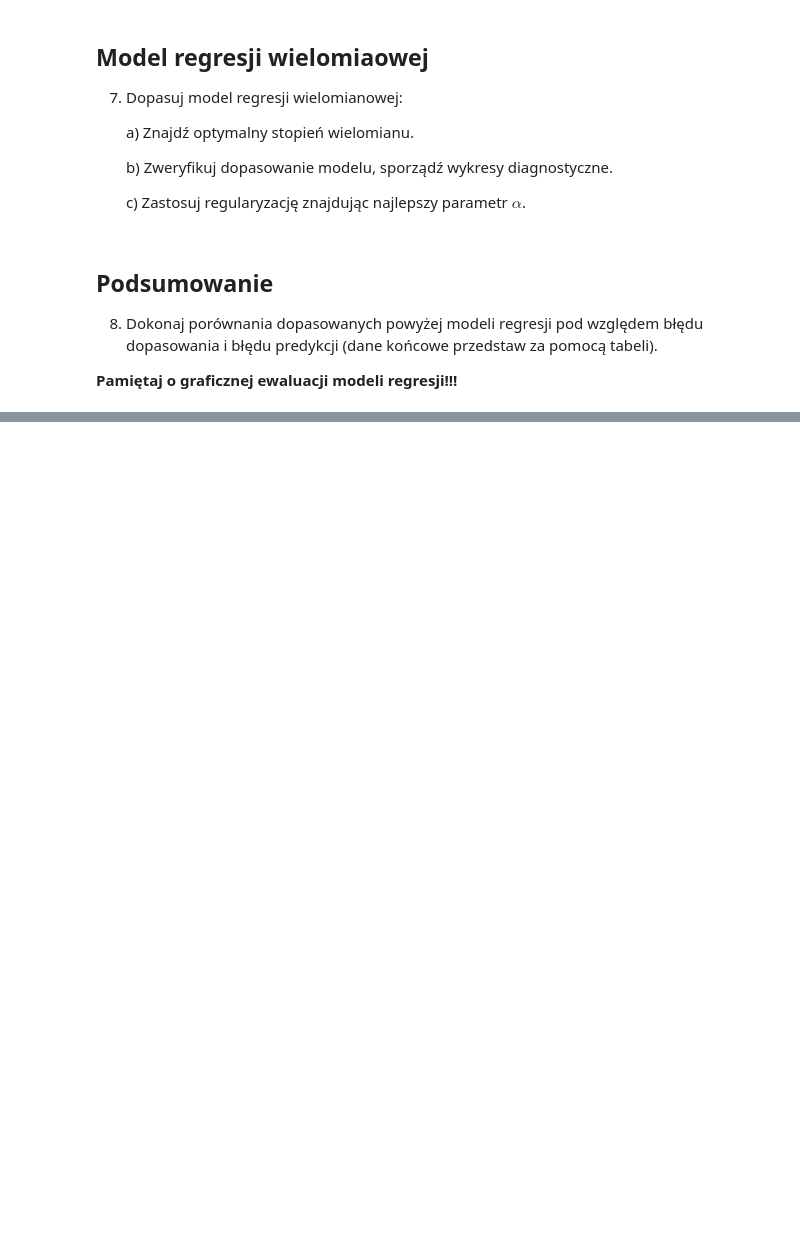
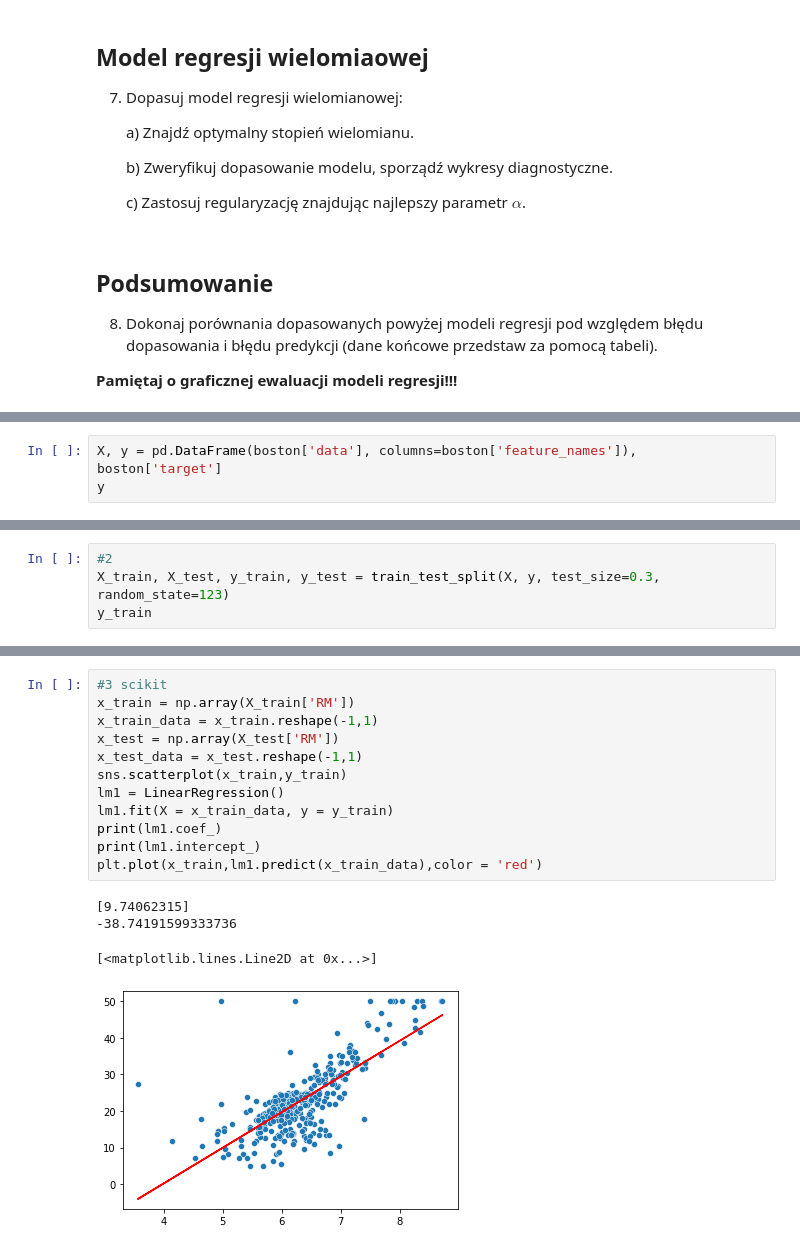
Before and after one commit to mdabrowski-phd/ds250223_regul, a Jupyter notebook: 03_regresja_liniowa_case_study/Case study - Boston House Dataset.ipynb, the cells around one changed output, grey strips where cells are left out. Drawn from its saved outputs; the diff is of its cells as text; blank space fills up the shorter version.

```diff
--- a/03_regresja_liniowa_case_study/Case study - Boston House Dataset.ipynb
+++ b/03_regresja_liniowa_case_study/Case study - Boston House Dataset.ipynb
@@ -118,0 +138,3 @@ boston_full['PRICE'] = boston['target']
+# %%
+X, y = pd.DataFrame(boston['data'], columns=boston['feature_names']), boston['target']
+y
@@ -118,0 +173,4 @@ boston_full['PRICE'] = boston['target']
+# %%
+#2
+X_train, X_test, y_train, y_test = train_test_split(X, y, test_size=0.3, random_state=123)
+y_train
@@ -118,0 +195,17 @@ boston_full['PRICE'] = boston['target']
+# %%
+#3 scikit
+x_train = np.array(X_train['RM'])
+x_train_data = x_train.reshape(-1,1)
+x_test = np.array(X_test['RM'])
+x_test_data = x_test.reshape(-1,1)
+sns.scatterplot(x_train,y_train)
+lm1 = LinearRegression()
+lm1.fit(X = x_train_data, y = y_train)
+print(lm1.coef_)
+print(lm1.intercept_)
+plt.plot(x_train,lm1.predict(x_train_data),color = 'red')
+# %% [output]
+[9.74062315]
+-38.74191599333736
+[<matplotlib.lines.Line2D at 0x...>]
+[figure, added]
```
Also changed, not shown: parts of 15 cells of this notebook.
